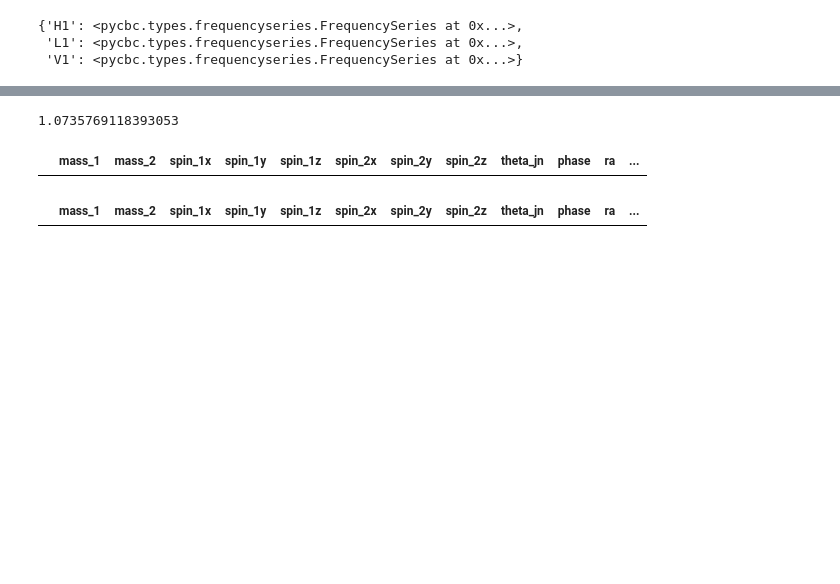
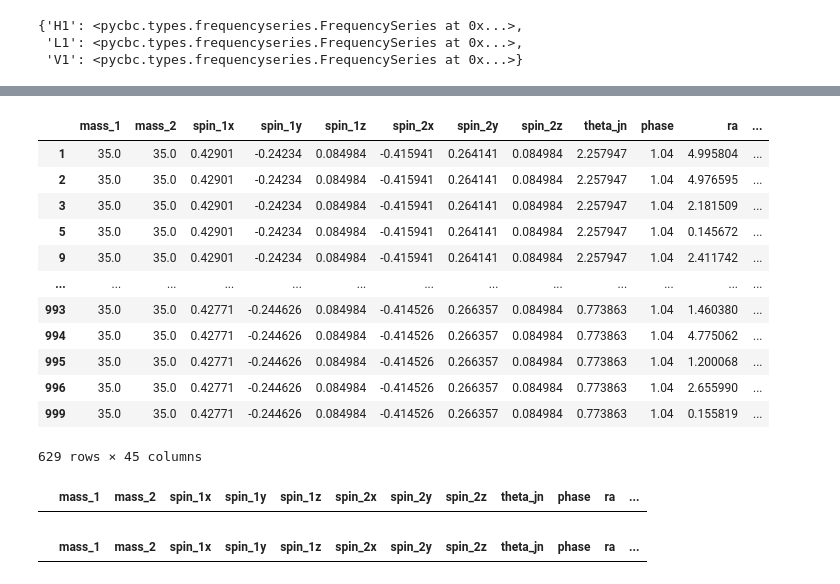
Before and after one commit to danielahyano/ligo-summer-2022, a Jupyter notebook: week_6/playing-with-code.ipynb, the cells around one changed output, grey strips where cells are left out. Drawn from its saved outputs; the diff is of its cells as text; code cells hidden in the pictures; blank space fills up the shorter version.

```diff
--- a/week_6/playing-with-code.ipynb
+++ b/week_6/playing-with-code.ipynb
@@ -54,7 +72,19 @@ WARNING:astropy:IERSWarning: failed to download https://datacenter.iers.org/data
 # %%
-np.median(pop.simulations_dataframe["opt_snr_net"])
+pop.simulations_dataframe[pop.simulations_dataframe["opt_snr_net"] >= 1]
 # %% [output]
+|  | mass_1 | mass_2 | spin_1x | spin_1y | spin_1z | spin_2x | spin_2y | spin_2z | theta_jn | phase | ra | ... |
+| 1 | 35.0 | 35.0 | 0.42901 | -0.24234 | 0.084984 | -0.415941 | 0.264141 | 0.084984 | 2.257947 | 1.04 | 4.995804 | ... |
+| 2 | 35.0 | 35.0 | 0.42901 | -0.24234 | 0.084984 | -0.415941 | 0.264141 | 0.084984 | 2.257947 | 1.04 | 4.976595 | ... |
+| 3 | 35.0 | 35.0 | 0.42901 | -0.24234 | 0.084984 | -0.415941 | 0.264141 | 0.084984 | 2.257947 | 1.04 | 2.181509 | ... |
+| 5 | 35.0 | 35.0 | 0.42901 | -0.24234 | 0.084984 | -0.415941 | 0.264141 | 0.084984 | 2.257947 | 1.04 | 0.145672 | ... |
+| 9 | 35.0 | 35.0 | 0.42901 | -0.24234 | 0.084984 | -0.415941 | 0.264141 | 0.084984 | 2.257947 | 1.04 | 2.411742 | ... |
+| ... | ... | ... | ... | ... | ... | ... | ... | ... | ... | ... | ... | ... |
+| 993 | 35.0 | 35.0 | 0.42771 | -0.244626 | 0.084984 | -0.414526 | 0.266357 | 0.084984 | 0.773863 | 1.04 | 1.460380 | ... |
+| 994 | 35.0 | 35.0 | 0.42771 | -0.244626 | 0.084984 | -0.414526 | 0.266357 | 0.084984 | 0.773863 | 1.04 | 4.775062 | ... |
+| 995 | 35.0 | 35.0 | 0.42771 | -0.244626 | 0.084984 | -0.414526 | 0.266357 | 0.084984 | 0.773863 | 1.04 | 1.200068 | ... |
+| 996 | 35.0 | 35.0 | 0.42771 | -0.244626 | 0.084984 | -0.414526 | 0.266357 | 0.084984 | 0.773863 | 1.04 | 2.655990 | ... |
+| 999 | 35.0 | 35.0 | 0.42771 | -0.244626 | 0.084984 | -0.414526 | 0.266357 | 0.084984 | 0.773863 | 1.04 | 0.155819 | ... |
-1.0735769118393053
+629 rows × 45 columns
 # %%
 pop.simulations_dataframe[pop.simulations_dataframe["opt_snr_net"] >= 2]
 # %% [output]
```
Also changed, not shown: parts of 3 cells of this notebook.
